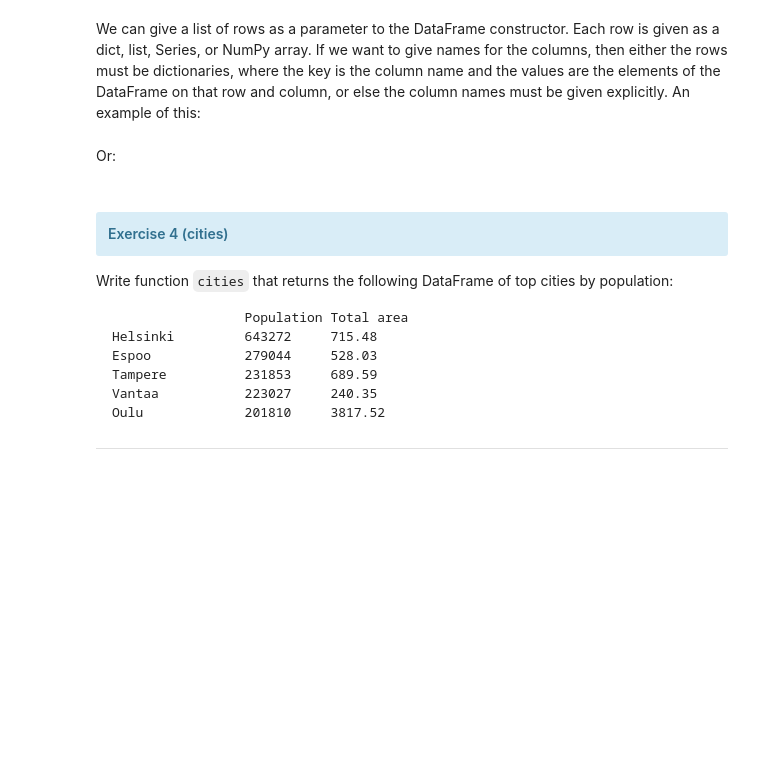
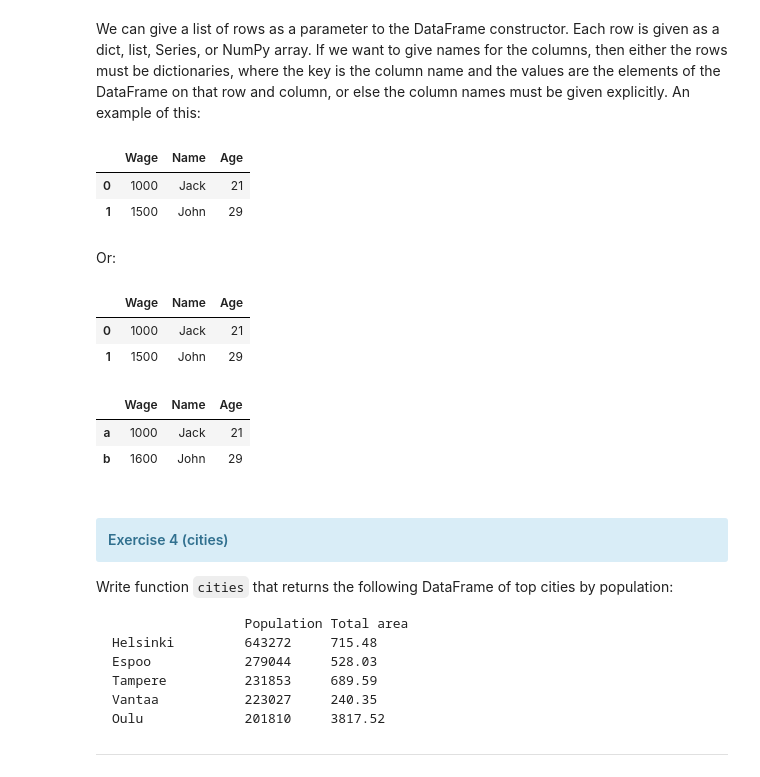
Before and after one commit to mkjubran/LearnPythonIT, a Jupyter notebook: Lesson5_Pandas.ipynb, the cells around one changed output. Cells and saved outputs as stored; diff of their text form; code cells hidden in the pictures; blank space fills up the shorter version.

```diff
--- a/Lesson5_Pandas.ipynb
+++ b/Lesson5_Pandas.ipynb
@@ -188,8 +321,29 @@ pd.DataFrame({"a": s1, "b": s2})
 ### Creating DataFrames from rows
 # %% [markdown]
 We can give a list of rows as a parameter to the DataFrame constructor. Each row is given as a dict, list, Series, or NumPy array. If we want to give names for the columns, then either the rows must be dictionaries, where the key is the column name and the values are the elements of the DataFrame on that row and column, or else the column names must be given explicitly. An example of this:
+# %%
+df=pd.DataFrame([{"Wage" : 1000, "Name" : "Jack", "Age" : 21}, {"Wage" : 1500, "Name" : "John", "Age" : 29}])
+df
+# %% [output]
+|  | Wage | Name | Age |
+| 0 | 1000 | Jack | 21 |
+| 1 | 1500 | John | 29 |
 # %% [markdown]
 Or:
+# %%
+df = pd.DataFrame([[1000, "Jack", 21], [1500, "John", 29]], columns=["Wage", "Name", "Age"])
+df
+# %% [output]
+|  | Wage | Name | Age |
+| 0 | 1000 | Jack | 21 |
+| 1 | 1500 | John | 29 |
+# %%
+df=pd.DataFrame({"Wage" : [1000,1600], "Name" : ["Jack","John"], "Age" : [21,29]}, index=['a','b'])
+df
+# %% [output]
+|  | Wage | Name | Age |
+| a | 1000 | Jack | 21 |
+| b | 1600 | John | 29 |
 # %% [markdown]
 #### <div class="alert alert-info">Exercise 4 (cities)</div>
 
```
Also changed, not shown: parts of 86 cells of this notebook.
